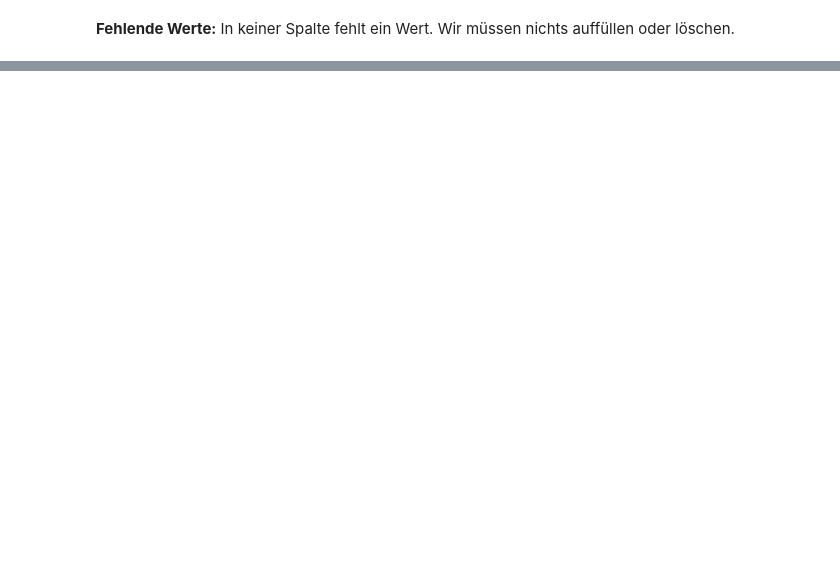
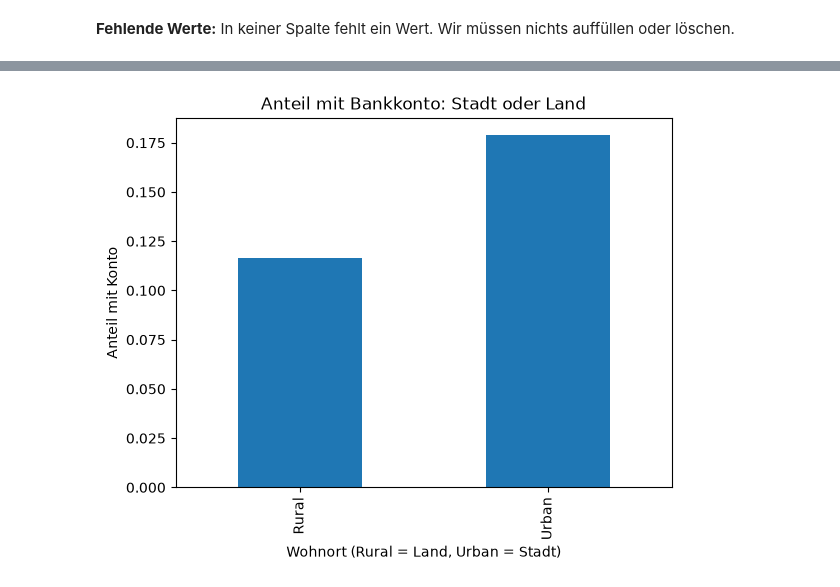
Before and after one commit to MuhammetCakar/Financial-Inclusion-Africa, a Jupyter notebook: financial_inclusion.ipynb, the cells around one changed output, grey strips where cells are left out. Saved outputs shown, nothing was run; the diff lists cells and outputs as text; code cells hidden in the pictures; blank space fills up the shorter version.

Commit message:
EDA fertig: 6 Diagramme und Zusammenfassung

```diff
--- a/financial_inclusion.ipynb
+++ b/financial_inclusion.ipynb
@@ -58,0 +172,9 @@ pd.crosstab(df_train["country"], df_train["bank_account"], normalize="index")  #
+# %%
+anteil_ort = pd.crosstab(df_train["location_type"], df_train["bank_account"], normalize="index")  # Anteil Yes/No für Stadt und Land  # Kap. 17
+anteil_ort["Yes"].plot(kind="bar")  # Anteil "Yes" als Balken  # Kap. 20
+plt.title("Anteil mit Bankkonto: Stadt oder Land")  # Überschrift  # Kap. 20
+plt.xlabel("Wohnort (Rural = Land, Urban = Stadt)")  # Beschriftung unten  # Kap. 20
+plt.ylabel("Anteil mit Konto")  # Beschriftung links  # Kap. 20
+plt.show()  # Diagramm anzeigen  # Kap. 20
+# %% [output]
+[figure, added]
```
Also changed, not shown: parts of 31 cells of this notebook.
